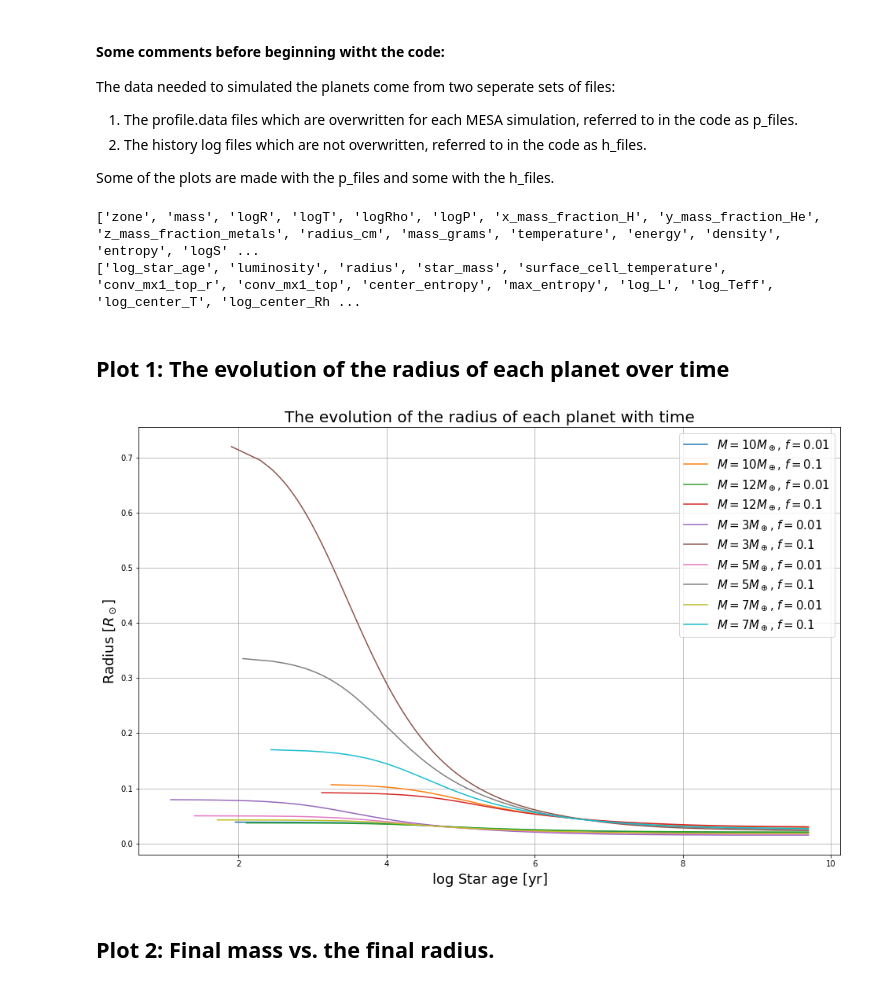
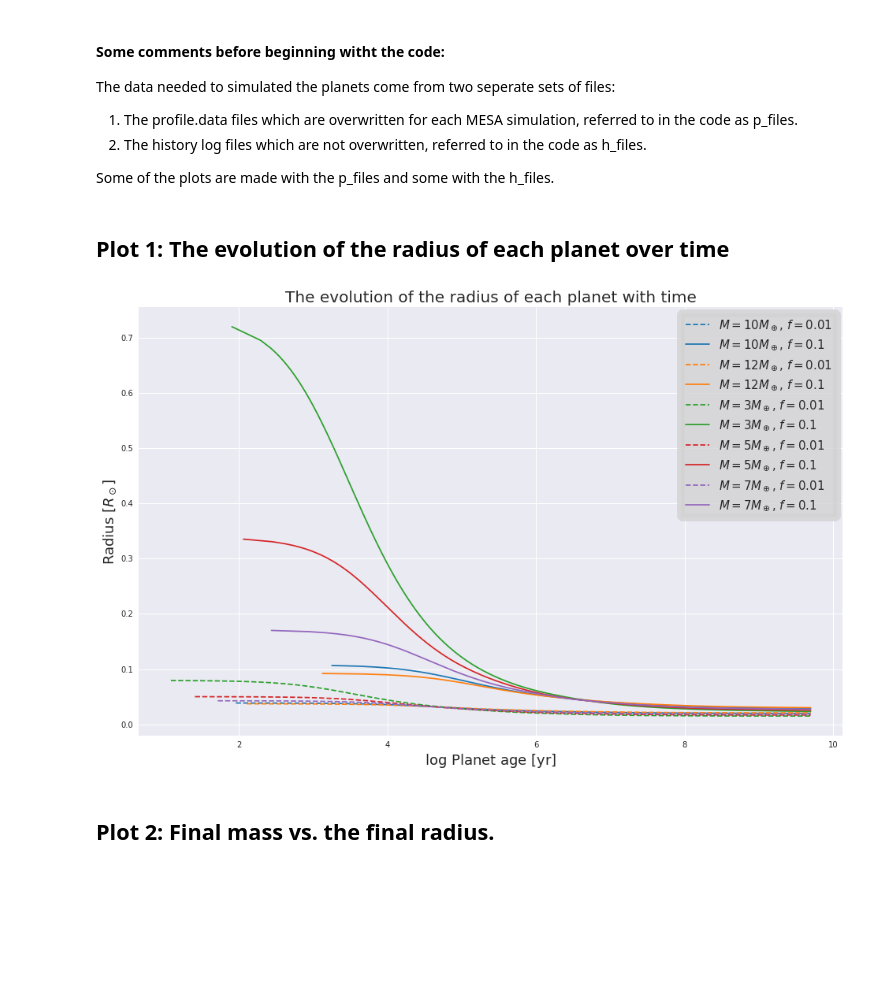
Before and after one commit to AukeB/EIA-2020, a Jupyter notebook: Assignments/read_data.ipynb, the cells around one changed output. Drawn from its saved outputs; the diff is of its cells as text; code cells hidden in the pictures; blank space fills up the shorter version.

```diff
--- a/Assignments/read_data.ipynb
+++ b/Assignments/read_data.ipynb
@@ -18,6 +18,8 @@ import os
 import numpy as np
 import pandas as pd
 import matplotlib.pyplot as plt
+import seaborn as sns
+sns.set()
 # %%
 # Path to your LOGS folder.
 PATH = '/home/auke/Desktop/temp/Lab1/LOGS'
@@ -101,14 +117,8 @@ def read_in_data_file(path):
 h_files = create_h_file_list(PATH)
 p_files = create_p_file_list(PATH)
 # %%
-# Divide files
-h_files_1a, h_files_1b, h_files_1c, h_files_1d, h_files_1e = divide_h_files(files)
+# Divide and sort files
+h_files_1a, h_files_1b, h_files_1c, h_files_1d, h_files_1e = divide_h_files(h_files)
-# %%
-print(list(p_time_data.columns))
-print(list(h_time_data.columns))
-# %% [output]
-['zone', 'mass', 'logR', 'logT', 'logRho', 'logP', 'x_mass_fraction_H', 'y_mass_fraction_He', 'z_mass_fraction_metals', 'radius_cm', 'mass_grams', 'temperature', 'energy', 'density', 'entropy', 'logS' ...
-['log_star_age', 'luminosity', 'radius', 'star_mass', 'surface_cell_temperature', 'conv_mx1_top_r', 'conv_mx1_top', 'center_entropy', 'max_entropy', 'log_L', 'log_Teff', 'log_center_T', 'log_center_Rh ...
 # %% [markdown]
 ## Plot 1: The evolution of the radius of each planet over time
 # %%
@@ -133,29 +143,59 @@ labels_2 = [
         r'$M = 7M_\oplus$, $f = 0.1$', r'$M = 10M_\oplus$, $f = 0.01$'
 ]
 
+labels_3 = [
+        r'$M = 7M\oplus$', r'$M = 3M_\oplus$',
+        r'$M = 10M_\oplus$', r'$M = 5M_\oplus$',
+        r'$M = 12M_\oplus$'
+]
+
 color_arr = ['#1f77b4', '#ff7f0e', '#2ca02c', '#d62728', '#9467bd',
              '#8c564b', '#e377c2', '#7f7f7f', '#bcbd22', '#17becf']
 
+color_arr_2 = ['#1f77b4', '#ff7f0e', '#2ca02c', '#d62728', '#9467bd',
+             '#d62728', '#9467bd', '#ff7f0e', '#1f77b4', '#2ca02c']
+
+color_arr_3 = ['#1f77b4', '#1f77b4', '#ff7f0e', '#ff7f0e', '#2ca02c',
+             '#2ca02c', '#d62728', '#d62728', '#9467bd', '#9467bd']
+
+linestyle_arr = ['--','-','--','-','--','-','--','-','--','-']
+linestyle_arr_2 = ['-','-','--','--','-','-','--','--','--','-']
+linestyle_arr_3 = ['dotted','dotted','dashdot','dashdot','dotted','dotted','dashdot','dashdot','dashdot','dotted']
+
+size_arr = [3,1,3,1,3,1,3,1,3,1]
+
+radius_arr = [0.01833441106849181, 0.015110504460257104,
+                0.029166626594592456, 0.0255491562134098,
+                0.02084398164386082, 0.016955844218713316,
+                0.030238917778844056, 0.02332411431546998,
+                0.02721577514649684, 0.01995244960432906]
+
 adia = r'$\nabla_{ad}$'
 rad = r'$\nabla_{rad}$'
+
+sns.set_style('darkgrid', {'legend.frameon':True})
 # %%
 plt.figure(figsize=(figure_size))
 
 for i in range(len(h_files_1e)):
+    #print(h_files_1e[i])
     global_data, time_data = read_in_data_file(h_files_1e[i])
     s = int(len(time_data['log_star_age'])/2) # Apparently the data is duplified.
-    plt.plot(time_data['log_star_age'].iloc[0:s], time_data['radius'].iloc[0:s], label=labels[i])
+    plt.plot(time_data['log_star_age'].iloc[0:s], time_data['radius'].iloc[0:s],
+             c=color_arr_3[i], linestyle=linestyle_arr[i], label=labels[i])
     #print(i[-17:], time_data['radius'].iloc[-1])
 
-plt.legend(prop={'size': 15})
-plt.grid()
+legend = plt.legend(prop={'size': 15})
+frame = legend.get_frame()
+frame.set_color('lightgray')
+frame.set_linewidth(10)
 plt.title('The evolution of the radius of each planet with time', fontsize = fontsize_title)
 plt.xlabel(r'$\log$ Planet age [yr]', fontsize = fontsize_axis)
 plt.ylabel('Radius [$R_\odot$]', fontsize = fontsize_axis)
-plt.savefig('fig1.png')
+plt.savefig('fig1.png', dpi = 300, bbox_inches = 'tight')
 plt.show()
 # %% [output]
-[figure, old version]
+[figure, new version]
 # %% [markdown]
 ## Plot 2: Final mass vs. the final radius.
 # %%
```
Also changed, not shown: parts of 5 cells of this notebook, 5 other files.
